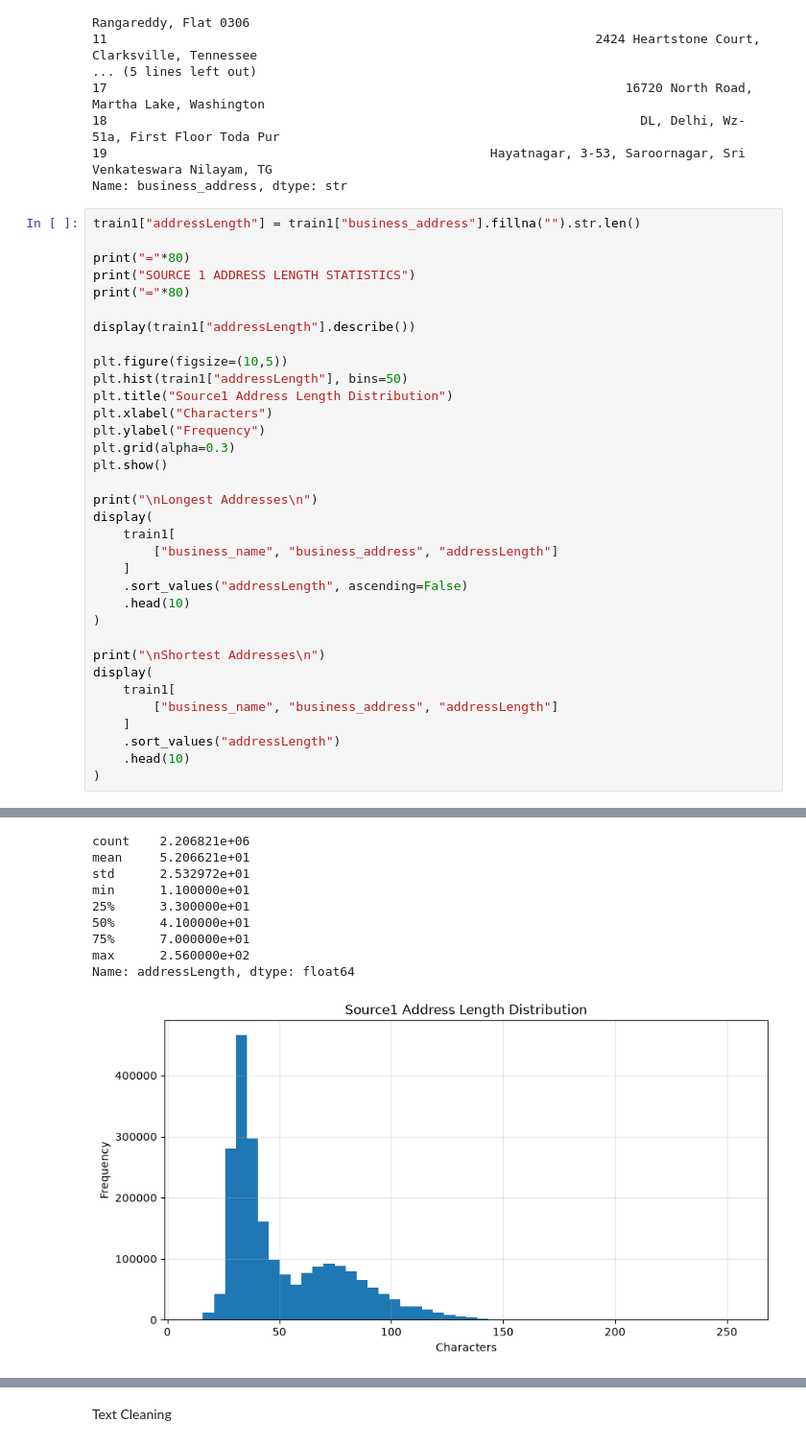
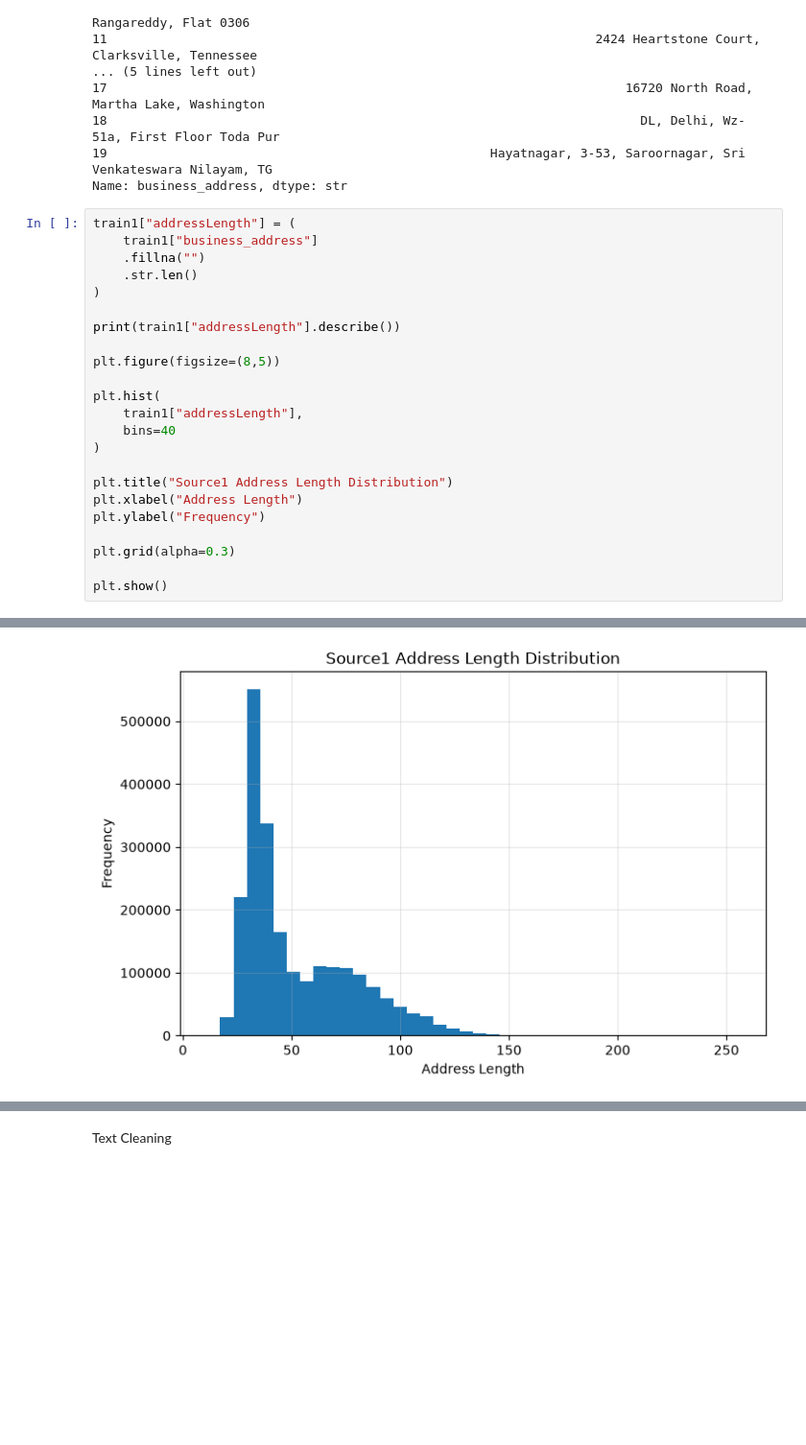
Before and after one commit to ayushjaiswal1412/ML_Amazon, a Jupyter notebook: 01_EDA.ipynb, the cells around one changed output, grey strips where cells are left out. Shown at 96% size. Saved outputs shown, nothing was run; the diff lists cells and outputs as text; blank space fills up the shorter version.

```diff
--- a/01_EDA.ipynb
+++ b/01_EDA.ipynb
@@ -725,37 +810,26 @@ SOURCE 3 - RANDOM BUSINESS ADDRESSES
 19                                                   Hayatnagar, 3-53, Saroornagar, Sri Venkateswara Nilayam, TG
 Name: business_address, dtype: str
 # %%
-train1["addressLength"] = train1["business_address"].fillna("").str.len()
-
-print("="*80)
-print("SOURCE 1 ADDRESS LENGTH STATISTICS")
-print("="*80)
-
-display(train1["addressLength"].describe())
-
-plt.figure(figsize=(10,5))
-plt.hist(train1["addressLength"], bins=50)
-plt.title("Source1 Address Length Distribution")
-plt.xlabel("Characters")
-plt.ylabel("Frequency")
-plt.grid(alpha=0.3)
-plt.show()
-
-print("\nLongest Addresses\n")
-display(
-    train1[
-        ["business_name", "business_address", "addressLength"]
-    ]
-    .sort_values("addressLength", ascending=False)
-    .head(10)
+train1["addressLength"] = (
+    train1["business_address"]
+    .fillna("")
+    .str.len()
 )
 
-print("\nShortest Addresses\n")
-display(
-    train1[
-        ["business_name", "business_address", "addressLength"]
-    ]
-    .sort_values("addressLength")
-    .head(10)
+print(train1["addressLength"].describe())
+
+plt.figure(figsize=(8,5))
+
+plt.hist(
+    train1["addressLength"],
+    bins=40
 )
+
+plt.title("Source1 Address Length Distribution")
+plt.xlabel("Address Length")
+plt.ylabel("Frequency")
+
+plt.grid(alpha=0.3)
+
+plt.show()
 # %% [output]
@@ -765,10 +845 @@ SOURCE 1 ADDRESS LENGTH STATISTICS
-count    2.206821e+06
-mean     5.206621e+01
-std      2.532972e+01
-min      1.100000e+01
-25%      3.300000e+01
-50%      4.100000e+01
-75%      7.000000e+01
-max      2.560000e+02
-Name: addressLength, dtype: float64
-[figure, old version]
+[figure, new version]
```
Also changed, not shown: parts of 42 cells of this notebook.
